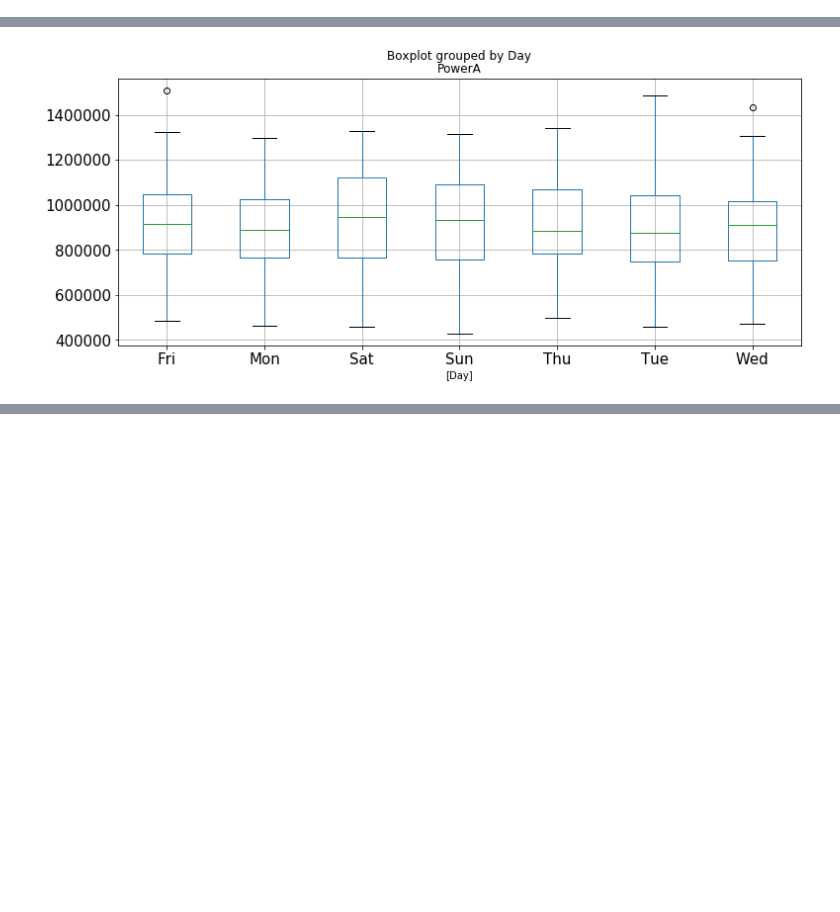
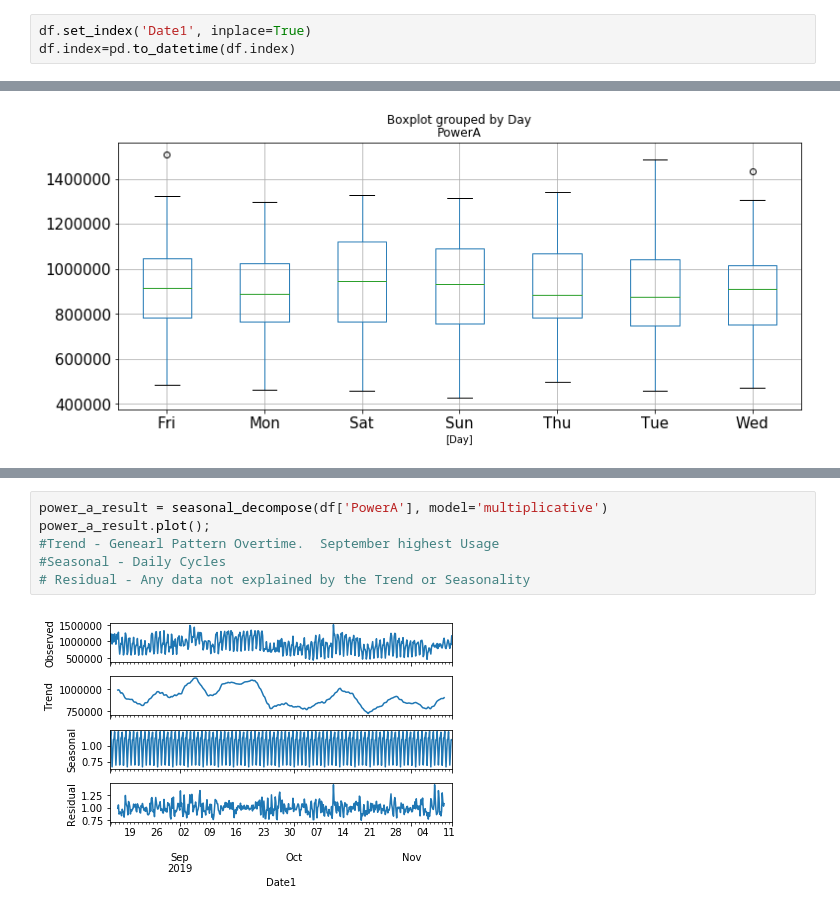
Before and after one commit to Landstein/Water-Treatment-Plant-Power-Predictions, a Jupyter notebook: Arima EDA .ipynb, the cells around one changed output, grey strips where cells are left out. Drawn from its saved outputs; the diff is of its cells as text; blank space fills up the shorter version.

```diff
--- a/Arima EDA .ipynb
+++ b/Arima EDA .ipynb
@@ -21,6 +21,9 @@ from statsmodels.tools.eval_measures import mse,rmse
 %matplotlib inline
 # %%
 df = pd.read_csv('arima_eda.csv')
+# %%
+df.set_index('Date1', inplace=True)
+df.index=pd.to_datetime(df.index)
 # %%
 df.head()
 # %% [output]
@@ -61,0 +76,8 @@ df_a_day.boxplot(by='Day',figsize=(12,5), fontsize=15);
+# %%
+power_a_result = seasonal_decompose(df['PowerA'], model='multiplicative')
+power_a_result.plot();
+#Trend - Genearl Pattern Overtime.  September highest Usage
+#Seasonal - Daily Cycles
+# Residual - Any data not explained by the Trend or Seasonality
+# %% [output]
+[figure, added]
```
Also changed, not shown: parts of 3 cells of this notebook.
